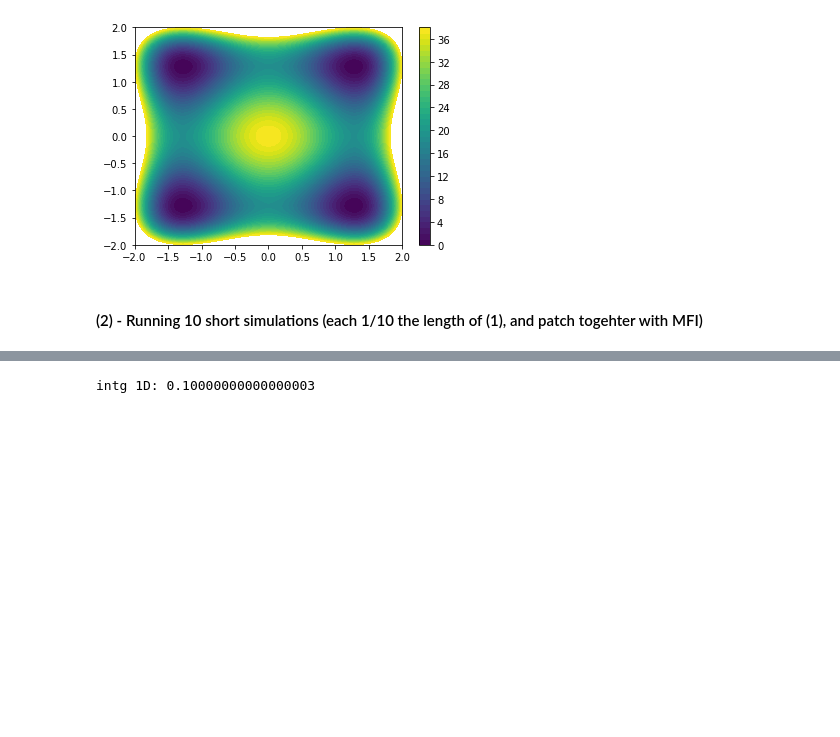
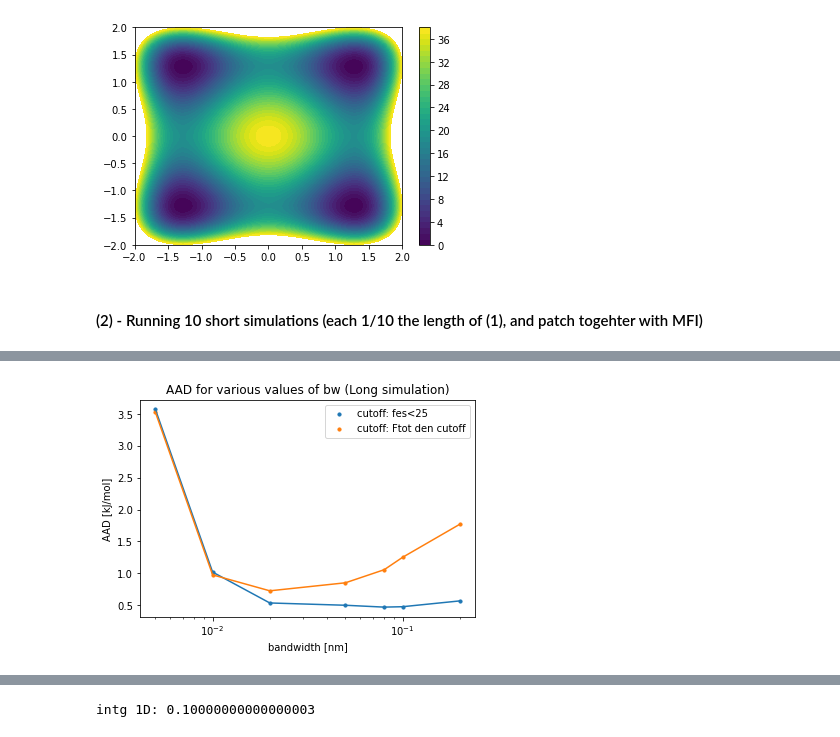
Before and after one commit to mme-ucl/MFI, a Jupyter notebook: MFI_compare_bw.ipynb, the cells around one changed output, grey strips where cells are left out. Cells and saved outputs as stored; diff of their text form; code cells hidden in the pictures; blank space fills up the shorter version.

```diff
--- a/MFI_compare_bw.ipynb
+++ b/MFI_compare_bw.ipynb
@@ -415,0 +441,13 @@ IndexError: list index out of range
+# %%
+plt.plot(bw_list, AAD_select_list)
+plt.scatter(bw_list, AAD_select_list, label="cutoff: fes<25", s=10)
+plt.plot(bw_list, AAD_list)
+plt.scatter(bw_list, AAD_list, label="cutoff: Ftot den cutoff", s=10)
+plt.title("AAD for various values of bw (Long simulation)")
+plt.xlabel("bandwidth [nm]")
+plt.ylabel("AAD [kJ/mol]")
+plt.legend()
+plt.xscale("log")
+plt.show()
+# %% [output]
+[figure, added]
```
Also changed, not shown: parts of 5 cells of this notebook, 4 other files.
